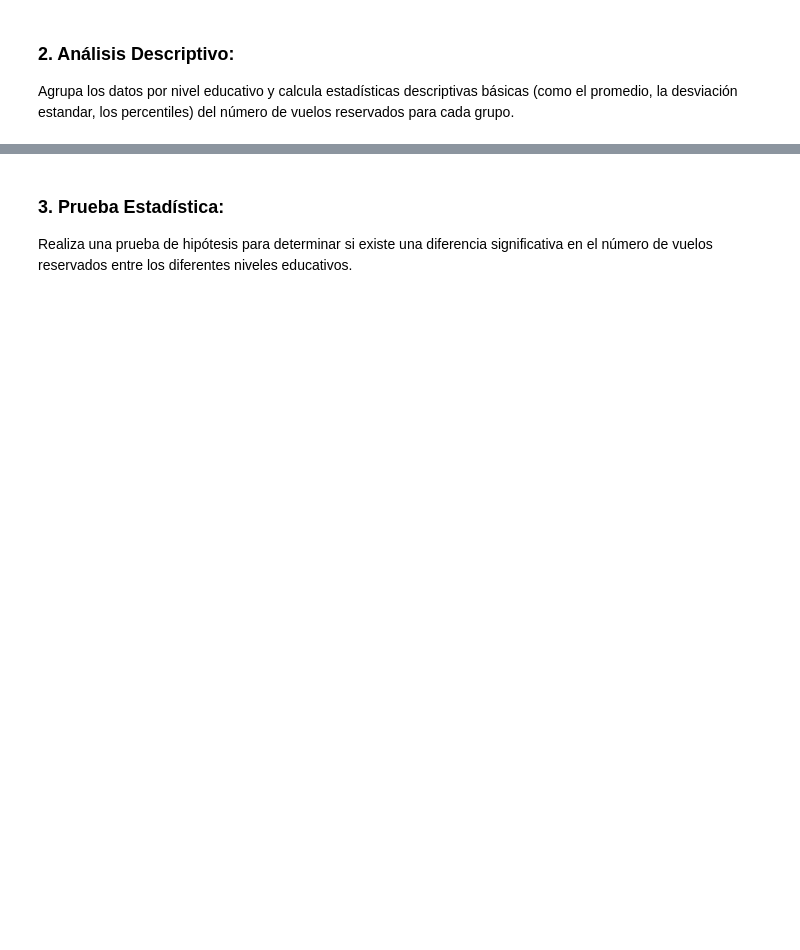
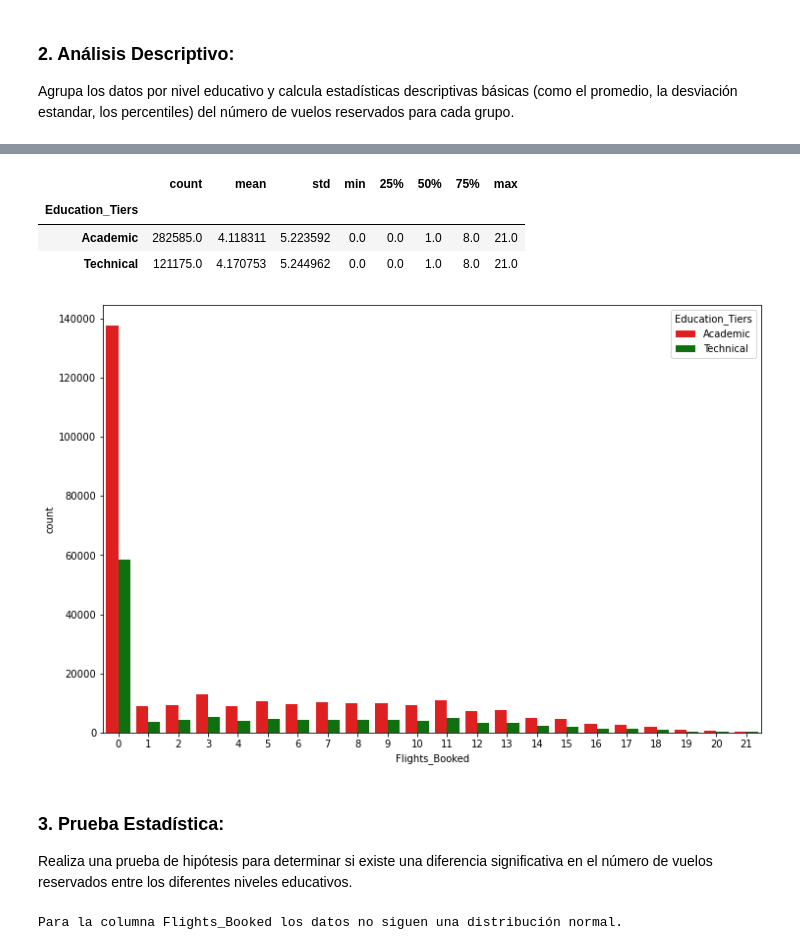
Before and after one commit to Adalab/bda-modulo-3-evaluacion-final-realtoder, a Jupyter notebook: Reyes_Altozano_Evaluación3.ipynb, the cells around one changed output, grey strips where cells are left out. Drawn from its saved outputs; the diff is of its cells as text; code cells hidden in the pictures; blank space fills up the shorter version.

```diff
--- a/Reyes_Altozano_Evaluación3.ipynb
+++ b/Reyes_Altozano_Evaluación3.ipynb
@@ -399,8 +418,3 @@ df_final[columnas_a_convertir] = df_final[columnas_a_convertir].astype('object')
-# %%
-"""# Estas dos columnas hay que pasarlas primero a int y a continuación a object
-
-columnas_a_convertir2 =['Cancellation_Year', 'Cancellation_Month']
-df_final[columnas_a_convertir2] = df_final[columnas_a_convertir2].fillna(0).astype(int).astype(str)
 # %%
 df_final.dtypes
 # %% [output]
@@ -449,10 +457,3 @@ df_final["Salary"] = salary_imputado
 print(f"Después del 'SimpleImputer' tenemos {df_final['Salary'].isnull().sum()} nulos")
 # %% [output]
 Después del 'SimpleImputer' tenemos 0 nulos
-# %%
-"""from sklearn.impute import KNNImputer
-# Crear el imputador
-imputer = KNNImputer(n_neighbors=5)
-
-# Aplicar el imputador solo a la columna 'Salary'
-df_final[['Salary']] = imputer.fit_transform(df_final[['Salary']])
@@ -739,3 +737,6 @@ Para ello, los pasos que deberas seguir son:
 # %% [markdown]
 ### 1. Preparación de Datos:
 Filtra el conjunto de datos para incluir únicamente las columnas relevantes: 'Flights Booked' y 'Education'.
+# %%
+df_filtered = df_final[["Flights_Booked", "Education"]]
+df_filtered.sample(10)
@@ -743,3 +765,12 @@ Filtra el conjunto de datos para incluir únicamente las columnas relevantes: 'F
 ### 2. Análisis Descriptivo:
 Agrupa los datos por nivel educativo y calcula estadísticas descriptivas básicas (como el promedio, la desviación
 estandar, los percentiles) del número de vuelos reservados para cada grupo.
+# %%
+# Queremos que haya solo dos categorías para facilitar la prueba de hipótesis, por lo que clasificamos los cinco niveles educativos en dos grupos: Academic (que englobaría los
+# niveles Doctor, Master y Bachelor por ser universitarios) y Technical (donde incluiríamos los niveles College y High School or Below). Es una clasificación discutible,
+# pues el nivel College (equivalente a nuestra Formación Profesional) es ciertamente superior al High School. En cualquier caso, es algo que se podría decidir con el cliente.
+
+# Para ello utilizamos una lambda:
+
+df_filtered["Education_Tiers"] = df_filtered["Education"].apply(lambda dato: "Academic" if dato in ["Doctor", "Master", "Bachelor"] else "Technical")
+df_filtered.head()
@@ -745,0 +784,16 @@ estandar, los percentiles) del número de vuelos reservados para cada grupo.
+# %%
+# Creamos un dataframe que agrupa el número de vuelos por nivel educativo y obtenemos las métricas:
+
+df_filtered.groupby('Education_Tiers')['Flights_Booked'].describe()
+# %% [output]
+|  | count | mean | std | min | 25% | 50% | 75% | max |
+| Education_Tiers |  |  |  |  |  |  |  |  |
+| Academic | 282585.0 | 4.118311 | 5.223592 | 0.0 | 0.0 | 1.0 | 8.0 | 21.0 |
+| Technical | 121175.0 | 4.170753 | 5.244962 | 0.0 | 0.0 | 1.0 | 8.0 | 21.0 |
+# %%
+# Creamos un histograma básico para visualizar los datos
+
+plt.figure(figsize=(12, 8))
+sns.countplot(x = "Flights_Booked", hue = "Education_Tiers", data = df_filtered, palette = ["red", "green"]);
+# %% [output]
+[figure, added]
@@ -749,0 +812,13 @@ reservados entre los diferentes niveles educativos.
+# %%
+def normalidad(dataframe, columna):
+
+    statistic, p_value = kstest(dataframe[columna], 'norm')
+
+    if p_value > 0.05:
+        print(f"Para la columna {columna} los datos siguen una distribución normal.")
+    else:
+        print(f"Para la columna {columna} los datos no siguen una distribución normal.")
+
+normalidad(df_filtered, 'Flights_Booked')
+# %% [output]
+Para la columna Flights_Booked los datos no siguen una distribución normal.
```
Also changed, not shown: parts of 32 cells of this notebook, 2 other files.
